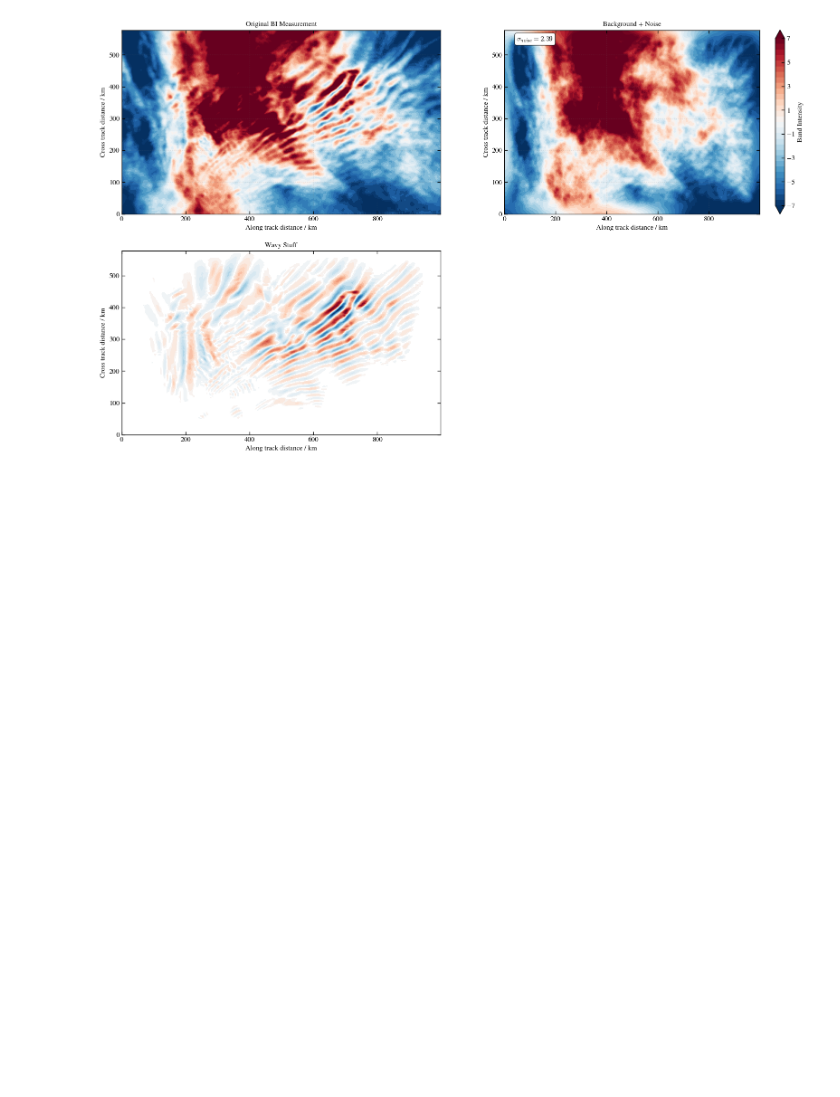
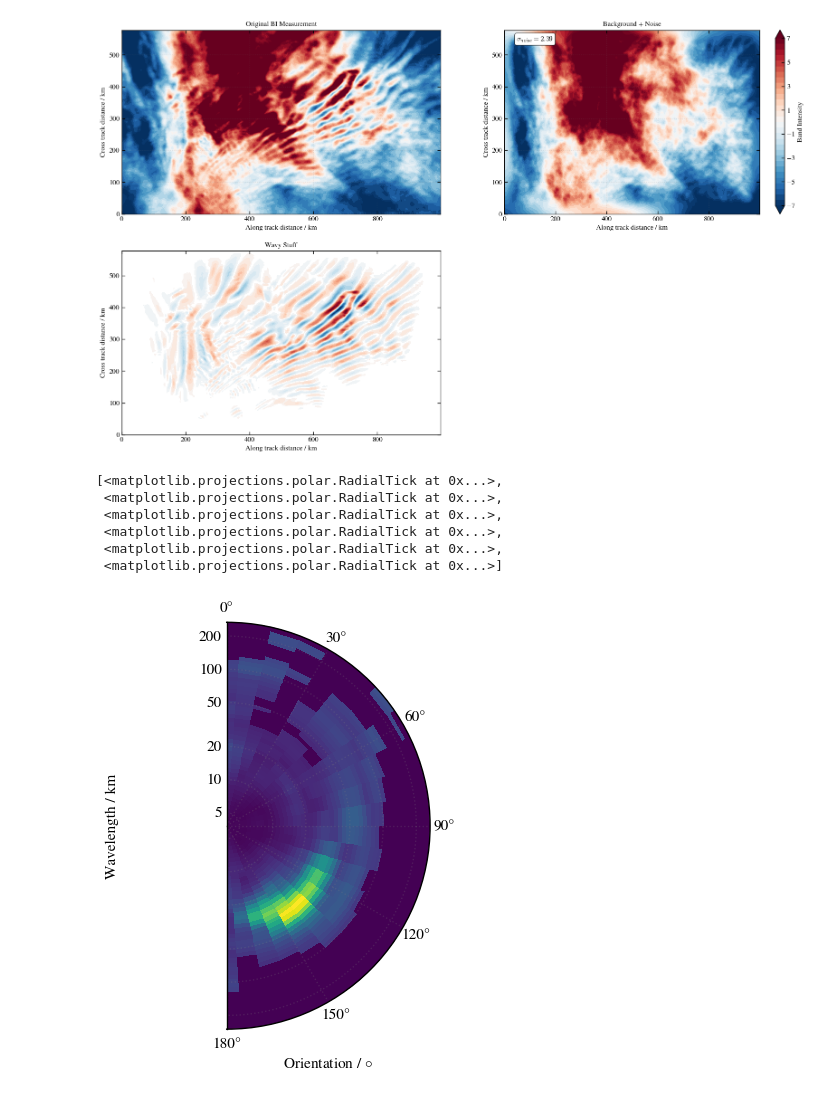
Before and after one commit to Waveguyde/WAVEGUISE, a Jupyter notebook: notebooks/02-2D_exmpl_AWE.ipynb, the cells around one changed output. Saved outputs shown, nothing was run; the diff lists cells and outputs as text; code cells hidden in the pictures; blank space fills up the shorter version.

```diff
--- a/notebooks/02-2D_exmpl_AWE.ipynb
+++ b/notebooks/02-2D_exmpl_AWE.ipynb
@@ -142,3 +302,34 @@ ax.grid(which='both')
 #plt.savefig('./AWE_plots/AWE_preparation_03175.png', dpi=120, facecolor="w", edgecolor="w", bbox_inches="tight")
 # %% [output]
 [figure]
+# %%
+WPS=np.abs(cwt_copy['decomposition'])
+th=result['theta']
+th2 = np.append(th,th+np.pi)
+pe=result['period']
+
+sel_WPS = np.max(WPS,axis=(2,3))
+sel_WPS_pad = np.pad(sel_WPS, ((0,0),(0,sel_WPS.shape[1])), mode="wrap")
+
+fig = plt.figure(figsize=(0.25*len(result['theta']),0.25*len(result['scale'])))
+ax=fig.add_subplot(projection='polar')
+
+pcm = ax.pcolormesh(th2,pe*1e-3,sel_WPS_pad,shading='auto')#vmin=spec_lev.min(), vmax=spec_lev.max()
+ax.set_yscale('log')
+ax.set_theta_zero_location("N")  # theta=0 at the top
+ax.set_theta_direction(-1)
+ax.set_xlim([0,np.pi])
+
+ax.set_ylabel('Wavelength / km')
+ax.set_xlabel('Orientation / $\circ$')
+ax.set_yticks(ticks=[5,10,20,50,100,200],labels=[5,10,20,50,100,200])
+
+#plt.savefig('./AWE_plots/mean_spectrum_03175.png', dpi=120, facecolor="w", edgecolor="w", bbox_inches="tight")
+# %% [output]
+[<matplotlib.projections.polar.RadialTick at 0x...>,
+ <matplotlib.projections.polar.RadialTick at 0x...>,
+ <matplotlib.projections.polar.RadialTick at 0x...>,
+ <matplotlib.projections.polar.RadialTick at 0x...>,
+ <matplotlib.projections.polar.RadialTick at 0x...>,
+ <matplotlib.projections.polar.RadialTick at 0x...>]
+[figure, added]
```
Also changed, not shown: parts of 4 cells of this notebook.
